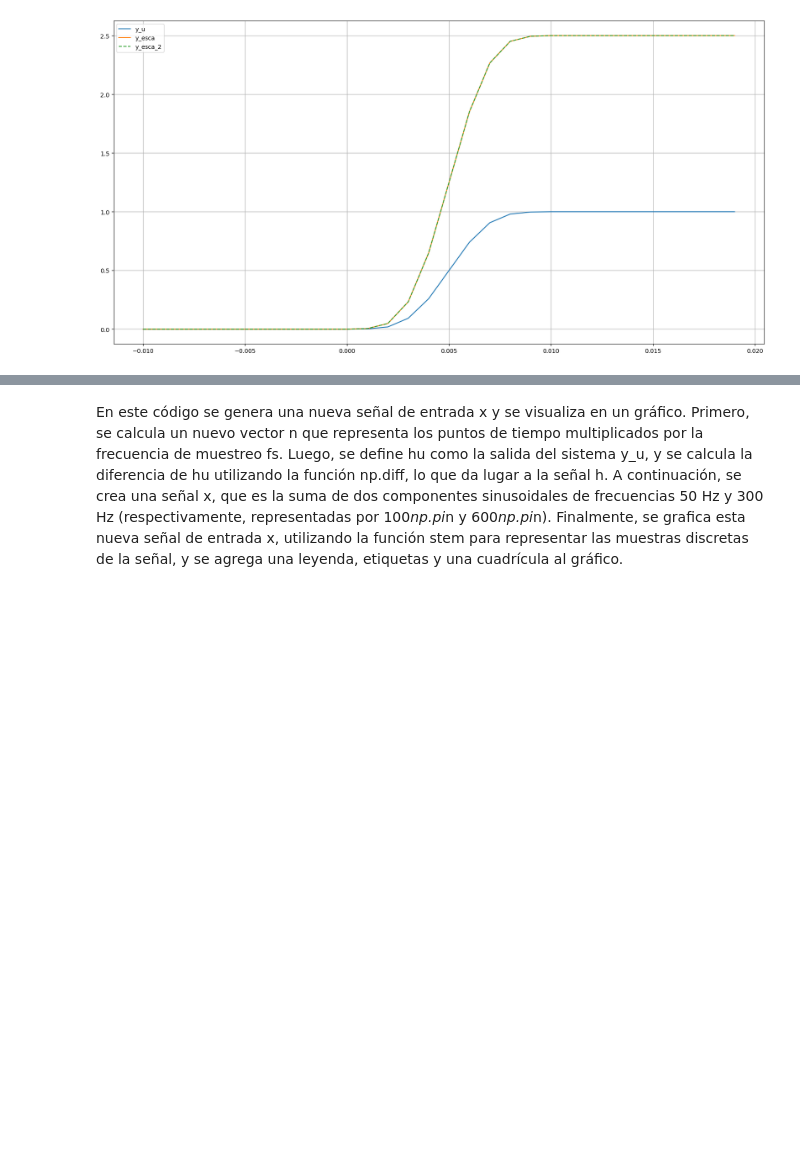
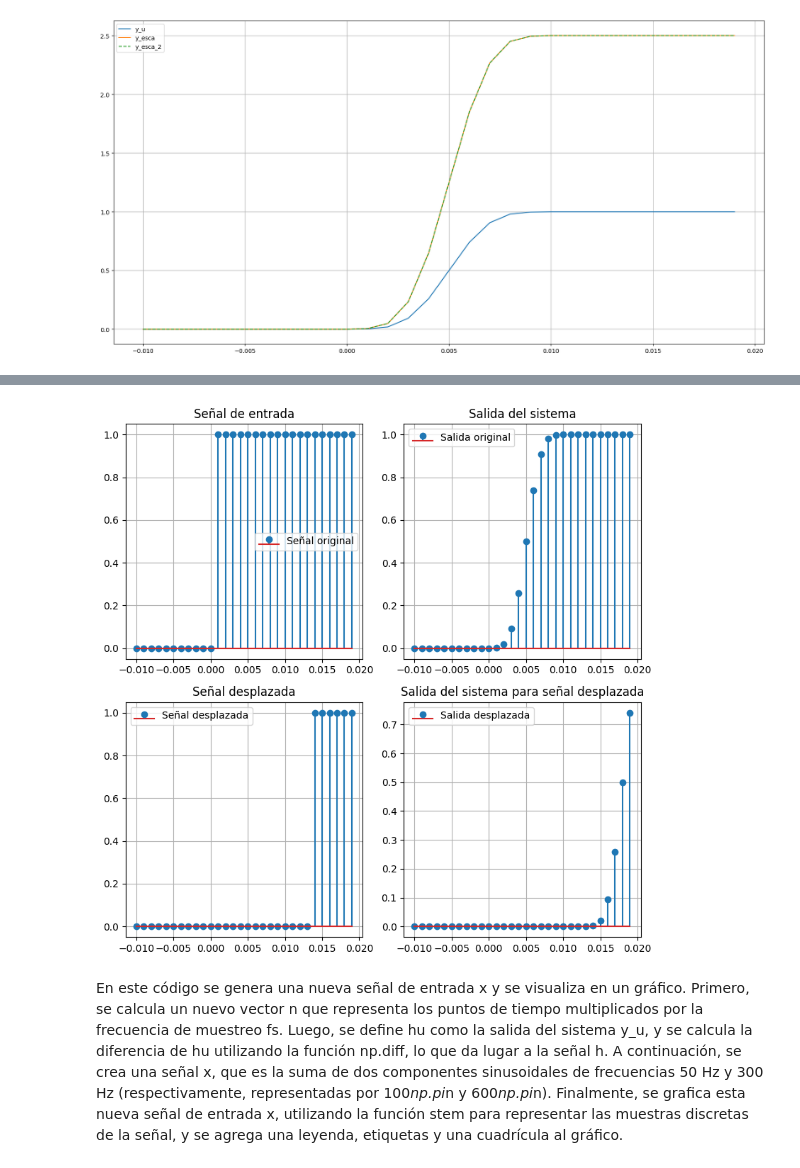
Before and after one commit to Cristian2820/Senales-y-sistemas, a Jupyter notebook: Parciales/Parcial 1/Parcial 1S2 /Parcial_1S2.ipynb, the cells around one changed output, grey strips where cells are left out. Drawn from its saved outputs; the diff is of its cells as text; code cells hidden in the pictures; blank space fills up the shorter version.

```diff
--- a/Parciales/Parcial 1/Parcial 1S2 /Parcial_1S2.ipynb
+++ b/Parciales/Parcial 1/Parcial 1S2 /Parcial_1S2.ipynb
@@ -356,3 +328,60 @@ plt.show()
+# %%
+import numpy as np
+import matplotlib.pyplot as plt
+import joblib
+from P1_model import system_
+from scipy.signal import firwin, freqz, lfilter, filtfilt
+
+# Sistema de la pregunta 2
+my_system = system_.My_System()
+my_system.create_()
+fs = my_system.fs  # Frecuencia de muestreo
+t = np.arange(-0.01, 0.02, 1/fs)  # Tiempo
+signal_u = np.heaviside(t, 1)  # Función Heaviside
+
+# Salida del sistema para la señal original
+y_u = my_system.predict(signal_u)
+
+# Desplazamiento de la señal
+k = 13  # Número de muestras a desplazar
+t_shifted = t - k/fs  # Desplazamos el tiempo, ajustamos por la frecuencia de muestreo
+x_shifted = np.heaviside(t_shifted, 1)  # Señal desplazada
+
+# Salida del sistema para la señal desplazada
+y_u_shifted = my_system.predict(x_shifted)
+
+# Crear subplots
+fig, axs = plt.subplots(2, 2, figsize=(8, 8))  # Crear una cuadrícula 2x2 de subgráficas
+
+# Señal original
+axs[0, 0].stem(t, signal_u, label='Señal original')
+axs[0, 0].legend()
+axs[0, 0].set_title('Señal de entrada')
+axs[0, 0].grid()
+
+# Salida original
+axs[0, 1].stem(t, y_u, label='Salida original')  # Usar y_u como salida del sistema
+axs[0, 1].legend()
+axs[0, 1].set_title('Salida del sistema')
+axs[0, 1].grid()
+
+# Señal desplazada
+axs[1, 0].stem(t, x_shifted, label='Señal desplazada')
+axs[1, 0].legend()
+axs[1, 0].set_title('Señal desplazada')
+axs[1, 0].grid()
+
+# Salida desplazada
+axs[1, 1].stem(t, y_u_shifted, label='Salida desplazada')  # Usar y_u_shifted como salida del sistema
+axs[1, 1].legend()
+axs[1, 1].set_title('Salida del sistema para señal desplazada')
+axs[1, 1].grid()
+
+# Mostrar la figura con los subplots
+plt.tight_layout()  # Ajusta los márgenes para que no se sobrepongan
+plt.show()
+# %% [output]
+[figure, added]
 # %% [markdown]
 En este código se genera una nueva señal de entrada x y se visualiza en un gráfico. Primero, se calcula un nuevo vector n que representa los puntos de tiempo multiplicados por la frecuencia de muestreo fs. Luego, se define hu como la salida del sistema y_u, y se calcula la diferencia de hu utilizando la función np.diff, lo que da lugar a la señal h. A continuación, se crea una señal x, que es la suma de dos componentes sinusoidales de frecuencias 50 Hz y 300 Hz (respectivamente, representadas por 100*np.pi*n y 600*np.pi*n). Finalmente, se grafica esta nueva señal de entrada x, utilizando la función stem para representar las muestras discretas de la señal, y se agrega una leyenda, etiquetas y una cuadrícula al gráfico.
 # %%
```
Also changed, not shown: parts of 3 cells of this notebook.
